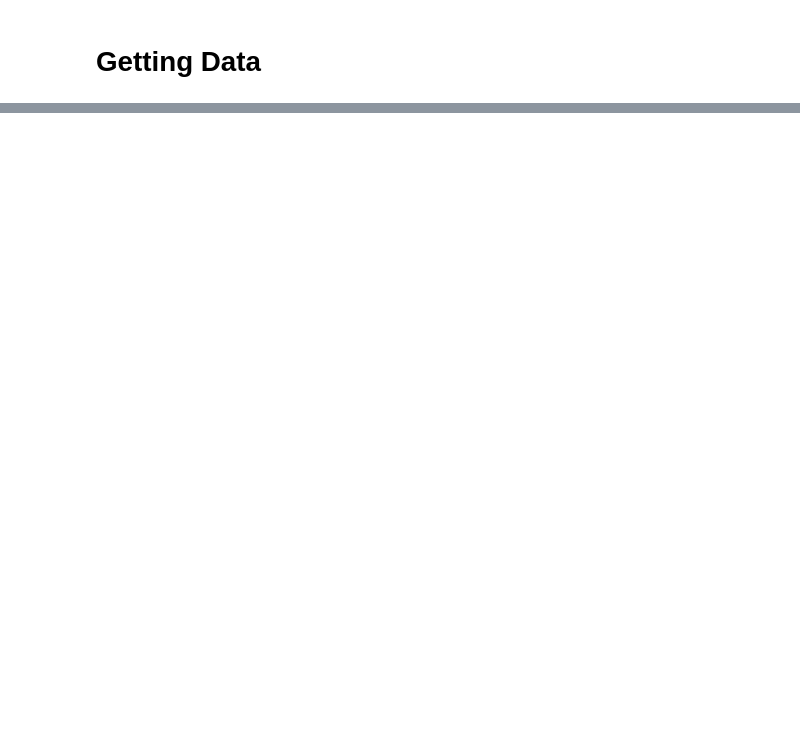
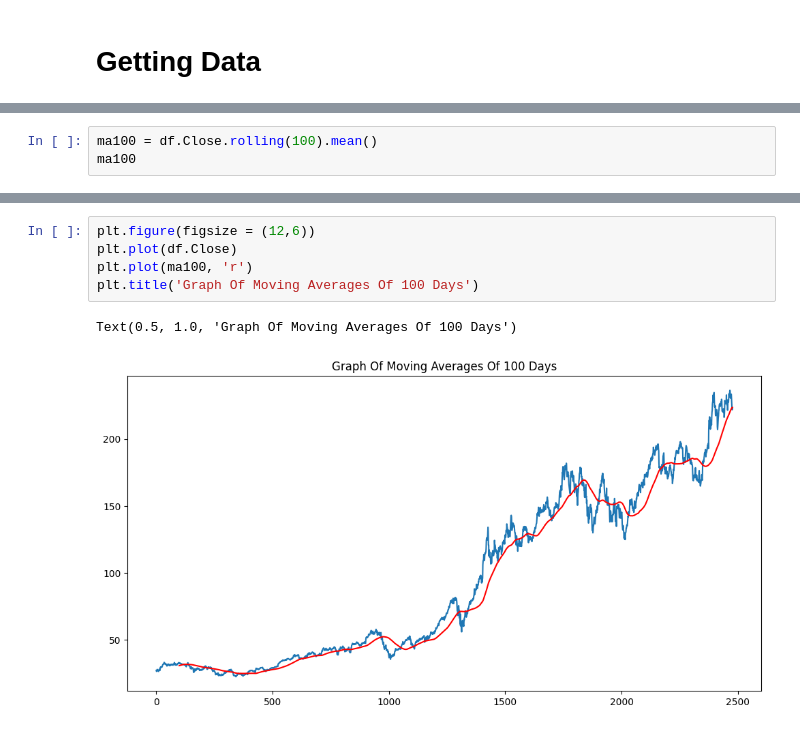
Before and after one commit to AkshatSoni1230/Stock-Price-Prediction, a Jupyter notebook: main.ipynb, the cells around one changed output, grey strips where cells are left out. Drawn from its saved outputs; the diff is of its cells as text; blank space fills up the shorter version.

```diff
--- a/main.ipynb
+++ b/main.ipynb
@@ -33,0 +73,3 @@ plt.plot(df['Close'])
+# %%
+ma100 = df.Close.rolling(100).mean()
+ma100
@@ -33,0 +90,8 @@ plt.plot(df['Close'])
+# %%
+plt.figure(figsize = (12,6))
+plt.plot(df.Close)
+plt.plot(ma100, 'r')
+plt.title('Graph Of Moving Averages Of 100 Days')
+# %% [output]
+Text(0.5, 1.0, 'Graph Of Moving Averages Of 100 Days')
+[figure, added]
```
Also changed, not shown: parts of 31 cells of this notebook, 2 other files.
